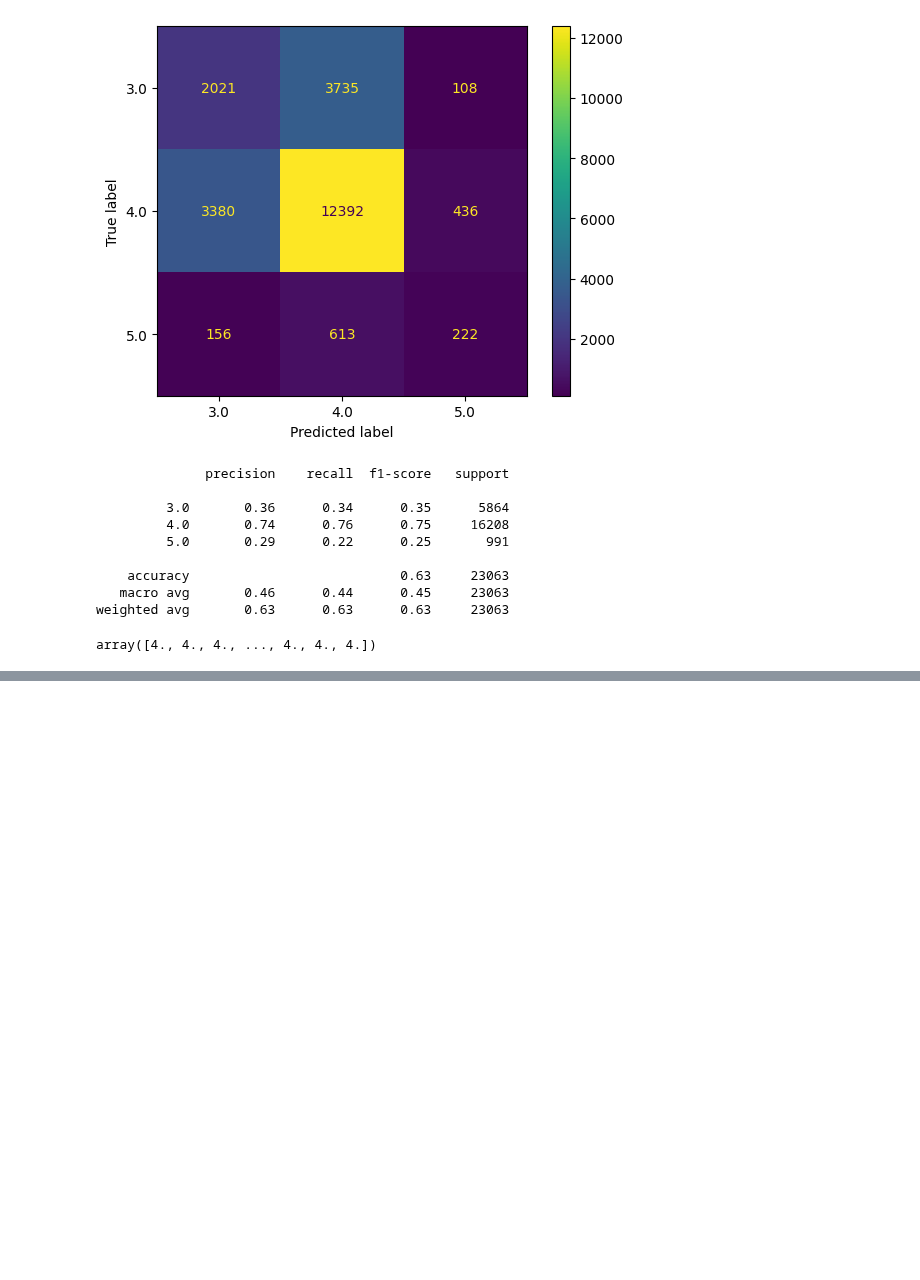
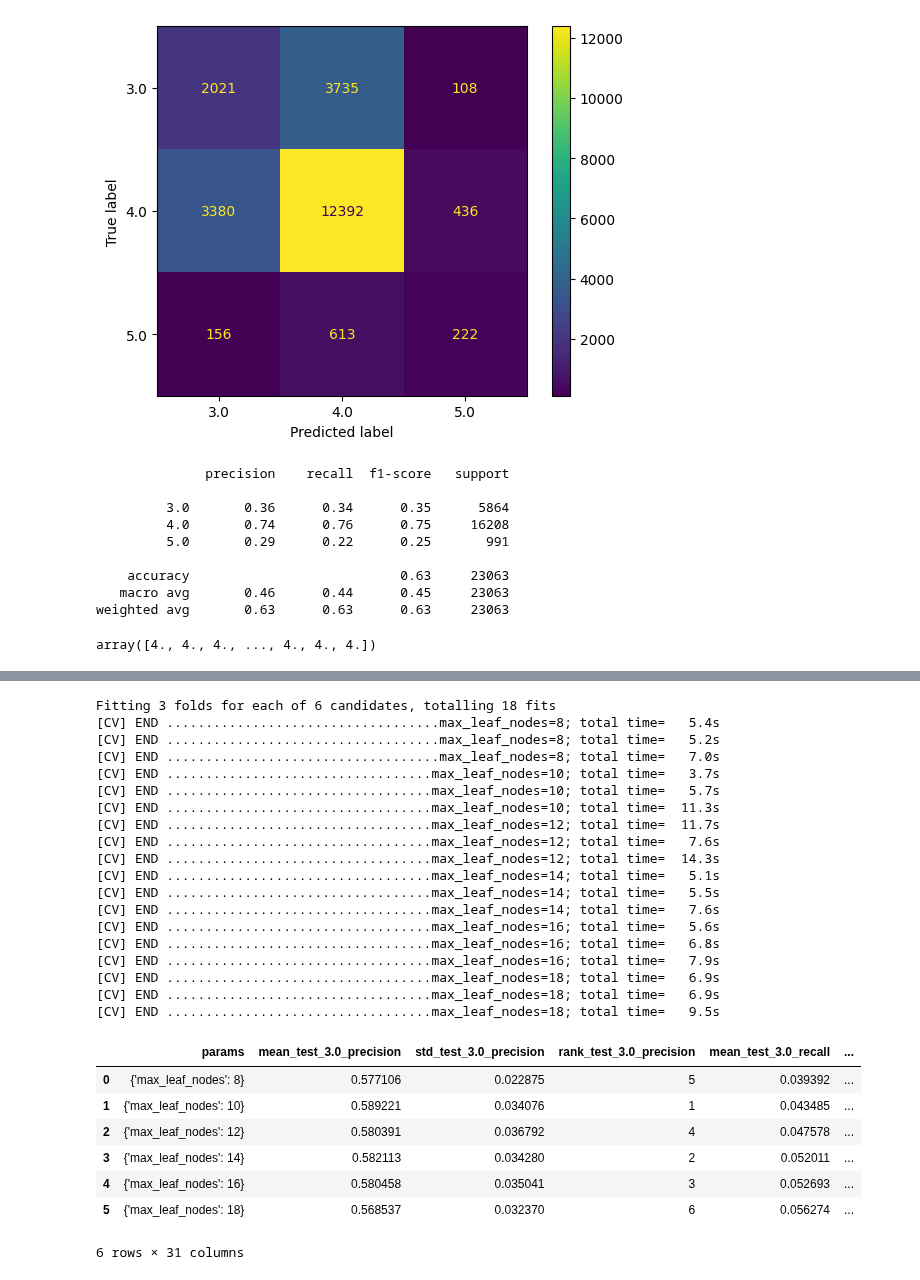
Before and after one commit to 7angel4/Goodreads-rating-classification, a Jupyter notebook: Appendix.ipynb, the cells around one changed output, grey strips where cells are left out. Cells and saved outputs as stored; diff of their text form; code cells hidden in the pictures; blank space fills up the shorter version.

```diff
--- a/Appendix.ipynb
+++ b/Appendix.ipynb
@@ -878,0 +925,36 @@ array([4., 4., 4., ..., 4., 4., 4.])
+# %%
+# 2nd go
+hgb = HistGradientBoostingClassifier(random_state=30027, learning_rate=0.1)
+param_grid = {
+    'max_leaf_nodes': range(8, 20, 2)}
+cv_results = tune_hyperparameter(hgb, param_grid, X, y, cv=3)
+cv_results
+# 'Best' param set: learning_rate = 0.01, max_leaf_nodes = 10
+# %% [output]
+Fitting 3 folds for each of 6 candidates, totalling 18 fits
+[CV] END ...................................max_leaf_nodes=8; total time=   5.4s
+[CV] END ...................................max_leaf_nodes=8; total time=   5.2s
+[CV] END ...................................max_leaf_nodes=8; total time=   7.0s
+[CV] END ..................................max_leaf_nodes=10; total time=   3.7s
+[CV] END ..................................max_leaf_nodes=10; total time=   5.7s
+[CV] END ..................................max_leaf_nodes=10; total time=  11.3s
+[CV] END ..................................max_leaf_nodes=12; total time=  11.7s
+[CV] END ..................................max_leaf_nodes=12; total time=   7.6s
+[CV] END ..................................max_leaf_nodes=12; total time=  14.3s
+[CV] END ..................................max_leaf_nodes=14; total time=   5.1s
+[CV] END ..................................max_leaf_nodes=14; total time=   5.5s
+[CV] END ..................................max_leaf_nodes=14; total time=   7.6s
+[CV] END ..................................max_leaf_nodes=16; total time=   5.6s
+[CV] END ..................................max_leaf_nodes=16; total time=   6.8s
+[CV] END ..................................max_leaf_nodes=16; total time=   7.9s
+[CV] END ..................................max_leaf_nodes=18; total time=   6.9s
+[CV] END ..................................max_leaf_nodes=18; total time=   6.9s
+[CV] END ..................................max_leaf_nodes=18; total time=   9.5s
+|  | params | mean_test_3.0_precision | std_test_3.0_precision | rank_test_3.0_precision | mean_test_3.0_recall | ... |
+| 0 | {'max_leaf_nodes': 8} | 0.577106 | 0.022875 | 5 | 0.039392 | ... |
+| 1 | {'max_leaf_nodes': 10} | 0.589221 | 0.034076 | 1 | 0.043485 | ... |
+| 2 | {'max_leaf_nodes': 12} | 0.580391 | 0.036792 | 4 | 0.047578 | ... |
+| 3 | {'max_leaf_nodes': 14} | 0.582113 | 0.034280 | 2 | 0.052011 | ... |
+| 4 | {'max_leaf_nodes': 16} | 0.580458 | 0.035041 | 3 | 0.052693 | ... |
+| 5 | {'max_leaf_nodes': 18} | 0.568537 | 0.032370 | 6 | 0.056274 | ... |
+6 rows × 31 columns
```
Also changed, not shown: parts of 4 cells of this notebook, 6 other files.
